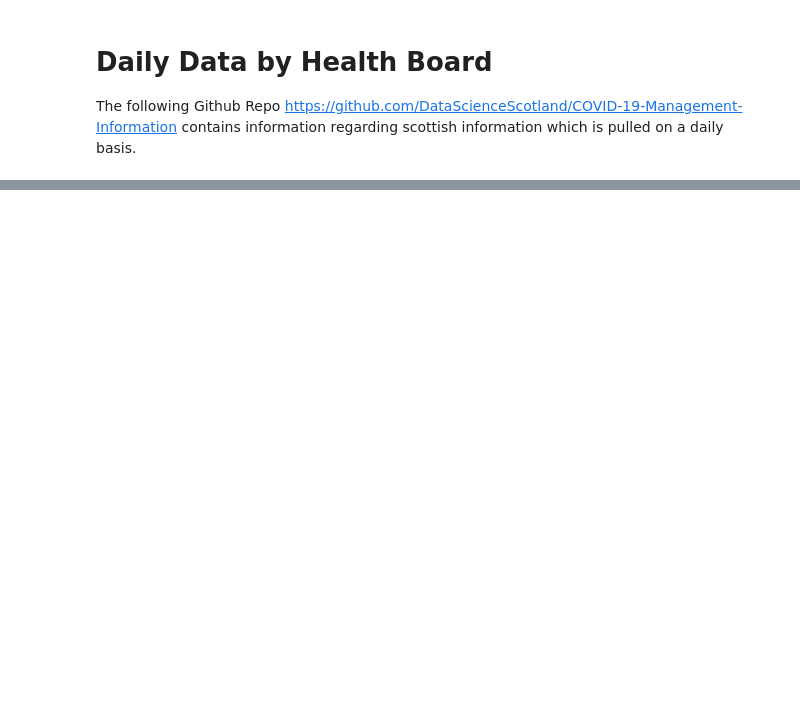
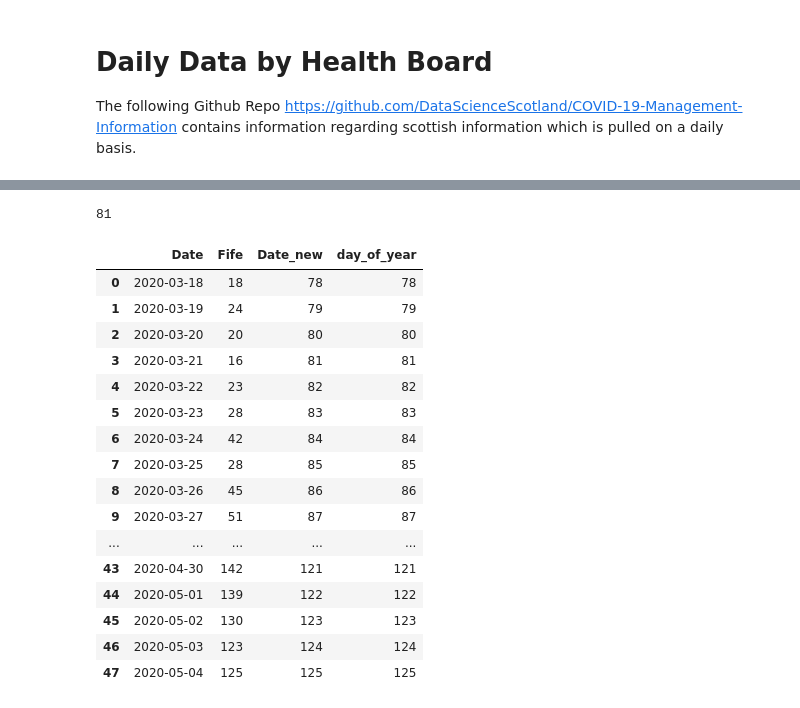
Before and after one commit to covidmaps/scotland, a Jupyter notebook: daily_hbo.ipynb, the cells around one changed output, grey strips where cells are left out. Drawn from its saved outputs; the diff is of its cells as text; code cells hidden in the pictures; blank space fills up the shorter version.

```diff
--- a/daily_hbo.ipynb
+++ b/daily_hbo.ipynb
@@ -32,0 +67,23 @@ df_icu = pd.read_csv("https://raw.githubusercontent.com/DataScienceScotland/COVI
+# %%
+def convert_date_to_day(date):
+    date_list = date.split('-')
+    date_num = list(map(int, date_list))
+    a_date = datetime.date(date_num[0], date_num[1], date_num[2])
+    day_of_year = (a_date - datetime.date(date_num[0], 1, 1)).days + 1
+    return day_of_year
+# %%
+a = "2020-03-21"
+convert_date_to_day(a)
+# %% [output]
+81
+# %%
+def get_hbo_data(health_board, data_type):
+    df = pd.read_csv(path_dict.get(data_type))
+    df = df[['Date', health_board]]
+    df['day_of_year'] = df['Date'].apply(lambda x : convert_date_to_day(x))
+    df = df.set_index('day_of_year')
+    df = df.drop(columns=['Date'])
+    df = df.reset_index(inplace=False)
+    return df
+# %%
+df_fife = get_hbo_data('Fife', 'hospital_all')
@@ -32,0 +92,22 @@ df_icu = pd.read_csv("https://raw.githubusercontent.com/DataScienceScotland/COVI
+# %%
+df_fife['day_of_year'] = df_fife['Date'].apply(lambda x : convert_date_to_day(x))
+# %%
+df_fife
+# %% [output]
+|  | Date | Fife | Date_new | day_of_year |
+| 0 | 2020-03-18 | 18 | 78 | 78 |
+| 1 | 2020-03-19 | 24 | 79 | 79 |
+| 2 | 2020-03-20 | 20 | 80 | 80 |
+| 3 | 2020-03-21 | 16 | 81 | 81 |
+| 4 | 2020-03-22 | 23 | 82 | 82 |
+| 5 | 2020-03-23 | 28 | 83 | 83 |
+| 6 | 2020-03-24 | 42 | 84 | 84 |
+| 7 | 2020-03-25 | 28 | 85 | 85 |
+| 8 | 2020-03-26 | 45 | 86 | 86 |
+| 9 | 2020-03-27 | 51 | 87 | 87 |
+| ... | ... | ... | ... | ... |
+| 43 | 2020-04-30 | 142 | 121 | 121 |
+| 44 | 2020-05-01 | 139 | 122 | 122 |
+| 45 | 2020-05-02 | 130 | 123 | 123 |
+| 46 | 2020-05-03 | 123 | 124 | 124 |
+| 47 | 2020-05-04 | 125 | 125 | 125 |
```
Also changed, not shown: parts of 7 cells of this notebook, 2 other files.
